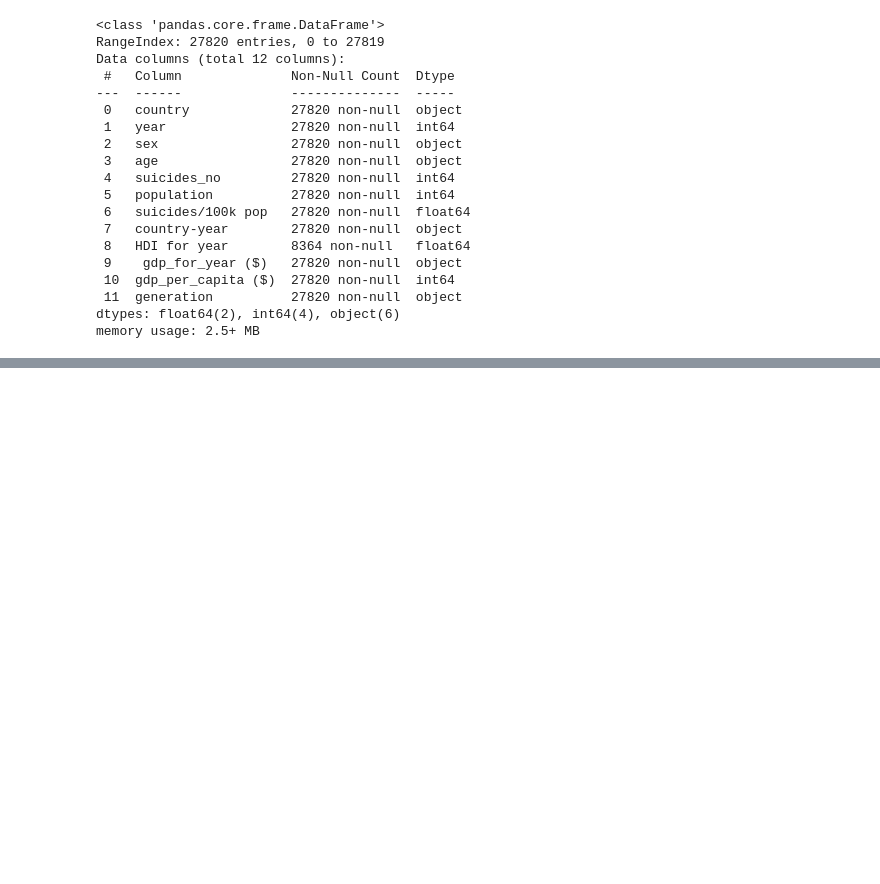
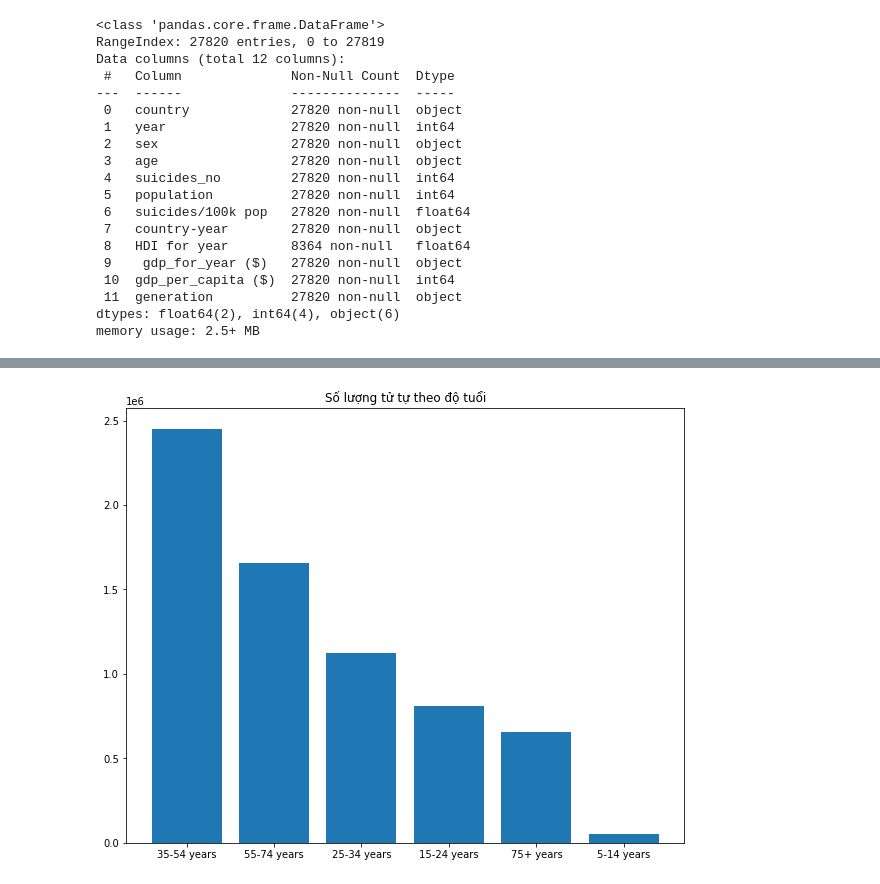
Before and after one commit to AI005/FinalProject-P4DS, a Jupyter notebook: notebook.ipynb, the cells around one changed output, grey strips where cells are left out. Drawn from its saved outputs; the diff is of its cells as text; code cells hidden in the pictures; blank space fills up the shorter version.

```diff
--- a/notebook.ipynb
+++ b/notebook.ipynb
@@ -67,0 +279,3 @@ memory usage: 2.5+ MB
+# %%
+count_suicide_by_age = df.groupby('age')['suicides_no'].sum().sort_values(ascending=False)
+count_suicide_by_age
@@ -67,0 +291,7 @@ memory usage: 2.5+ MB
+# %%
+plt.figure(figsize=(10, 8))
+plt.bar(count_suicide_by_age.index, count_suicide_by_age.values)
+plt.title("Số lượng tử tự theo độ tuổi")
+plt.show()
+# %% [output]
+[figure, added]
```
Also changed, not shown: parts of 42 cells of this notebook.
